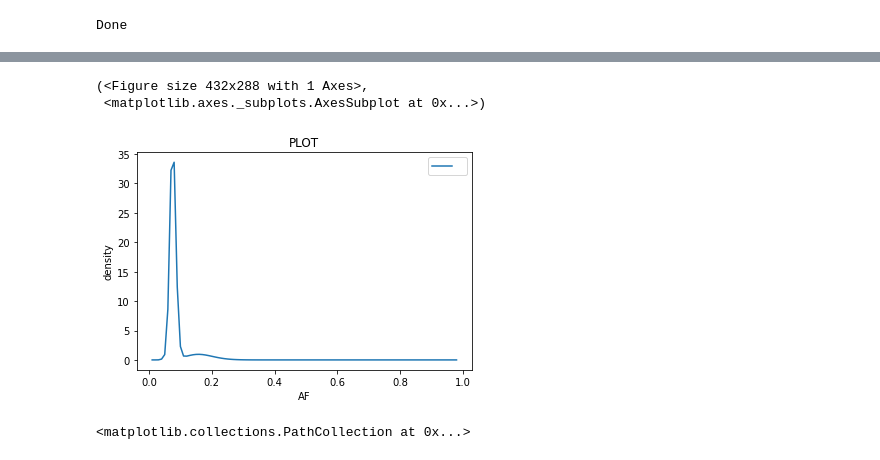
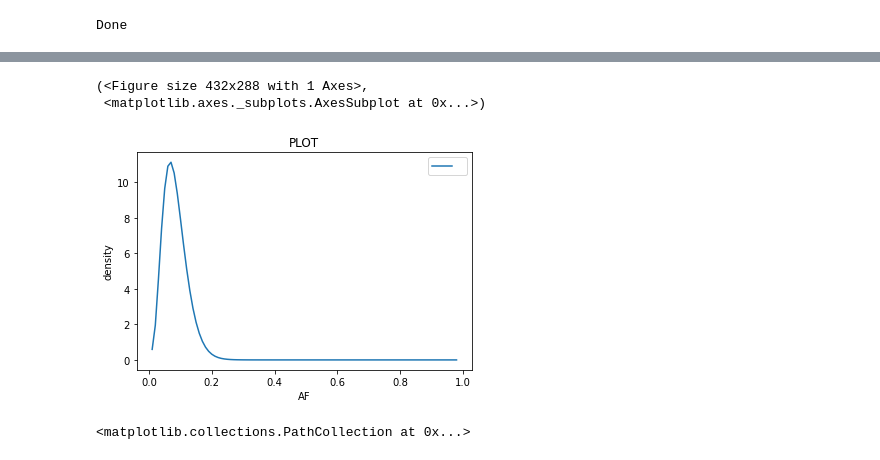
Before and after one commit to davidbenjamin/permutect, a Jupyter notebook: mutect3.ipynb, the cells around one changed output, grey strips where cells are left out. Cells and saved outputs as stored; diff of their text form; code cells hidden in the pictures.

```diff
--- a/mutect3.ipynb
+++ b/mutect3.ipynb
@@ -87,12 +87,12 @@ batch = next(iter(na_train_loader))
 alpha, beta = na_model.get_beta_parameters(batch)
 shapes = torch.stack((alpha, beta), dim=1)
 # %%
-datum = na.NormalArtifactDatum(normal_alt_count=5, normal_depth=50, tumor_alt_count=10, tumor_depth=20, downsampling=1.0, variant_type="SNV")
+datum = na.NormalArtifactDatum(normal_alt_count=6, normal_depth=50, tumor_alt_count=10, tumor_depth=20, downsampling=1.0, variant_type="SNV")
 na_model.plot_spectrum(datum, "PLOT")
 # %% [output]
 (<Figure size 432x288 with 1 Axes>,
  <matplotlib.axes._subplots.AxesSubplot at 0x...>)
-[figure, old version]
+[figure, new version]
 # %%
 snv_normal_af = []
 snv_tumor_af = []
```
Also changed, not shown: parts of 1 cell of this notebook.
